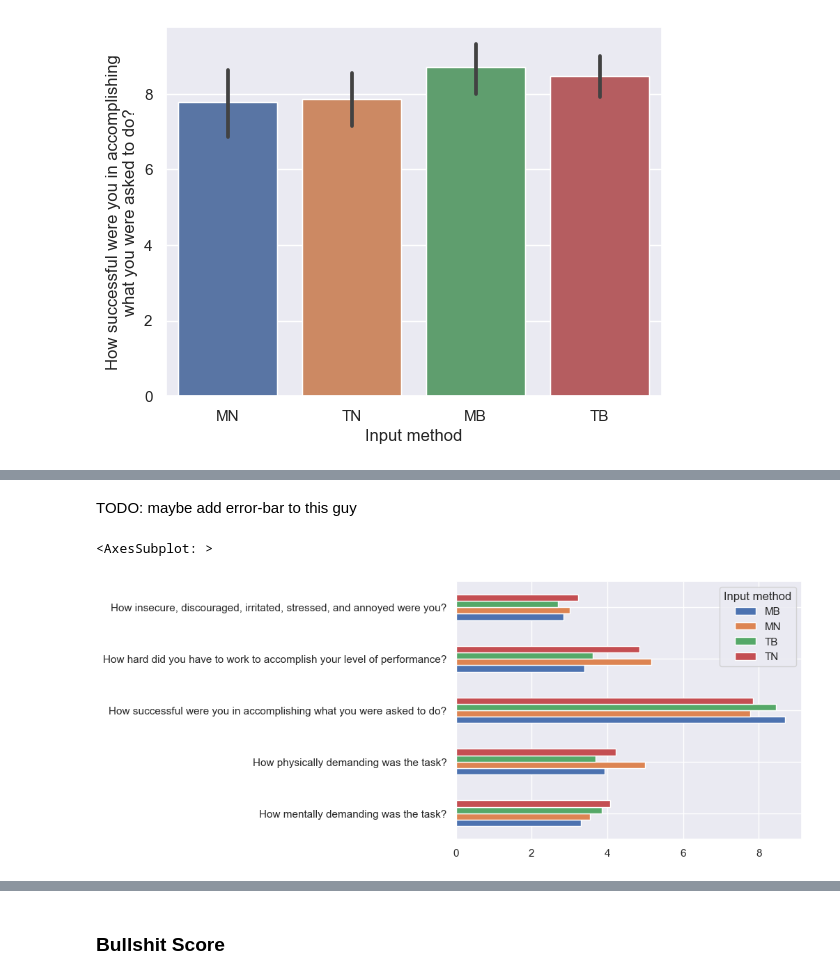
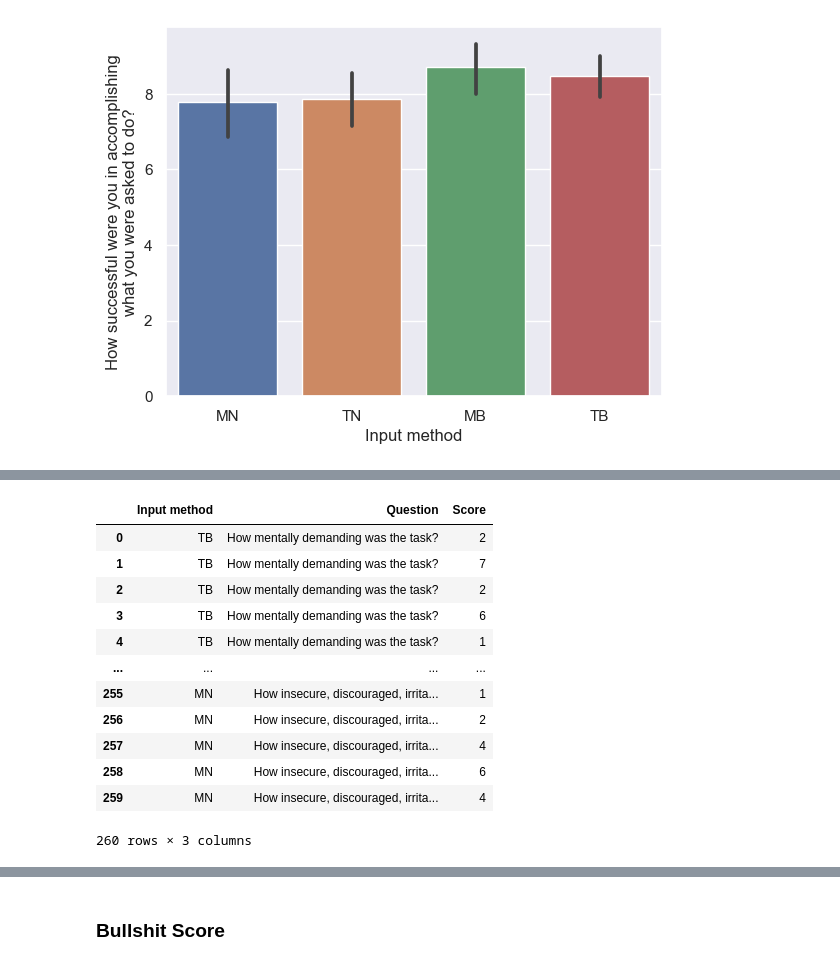
Before and after one commit to IoanaBaciu24/BubbleCursorExperiment, a Jupyter notebook: analysis_questionnaire.ipynb, the cells around one changed output, grey strips where cells are left out. Saved outputs shown, nothing was run; the diff lists cells and outputs as text; code cells hidden in the pictures.

```diff
--- a/analysis_questionnaire.ipynb
+++ b/analysis_questionnaire.ipynb
@@ -102,7 +101,17 @@ Text(0, 0.5, 'How insecure, discouraged, irritated,\nstressed, and annoyed were
-# %% [markdown]
-TODO: maybe add error-bar to this guy
-# %%
-df.groupby(["Input method"]).mean().T.plot.barh()
-# %% [output]
-<AxesSubplot: >
-[figure, removed]
+# %%
+df2 = df.melt(id_vars=["Input method"], var_name="Question", value_name="Score")
+df2
+# %% [output]
+|  | Input method | Question | Score |
+| 0 | TB | How mentally demanding was the task? | 2 |
+| 1 | TB | How mentally demanding was the task? | 7 |
+| 2 | TB | How mentally demanding was the task? | 2 |
+| 3 | TB | How mentally demanding was the task? | 6 |
+| 4 | TB | How mentally demanding was the task? | 1 |
+| ... | ... | ... | ... |
+| 255 | MN | How insecure, discouraged, irrita... | 1 |
+| 256 | MN | How insecure, discouraged, irrita... | 2 |
+| 257 | MN | How insecure, discouraged, irrita... | 4 |
+| 258 | MN | How insecure, discouraged, irrita... | 6 |
+| 259 | MN | How insecure, discouraged, irrita... | 4 |
+260 rows × 3 columns
```
Also changed, not shown: parts of 7 cells of this notebook.
